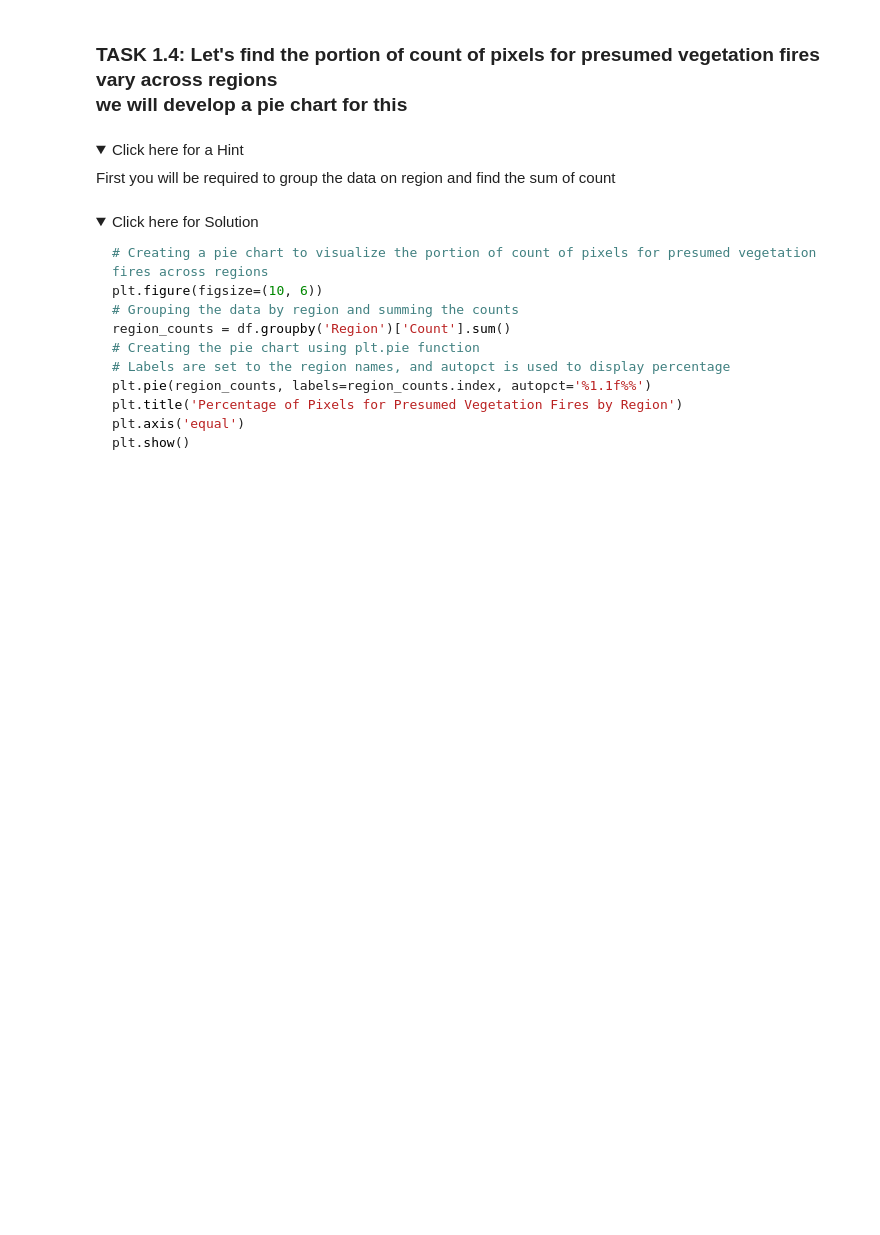
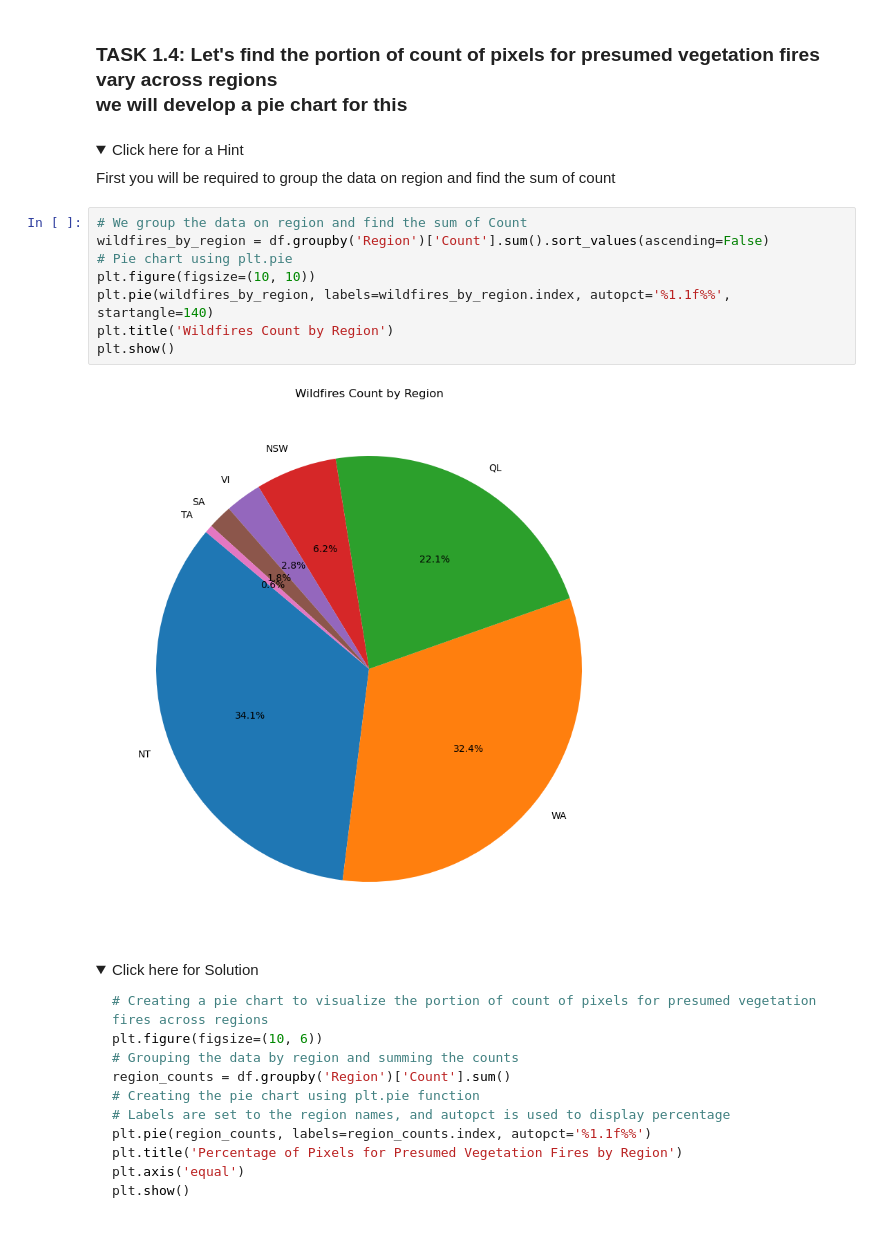
Before and after one commit to fps1001/Data-Visualization-with-Python, a Jupyter notebook: M4 - Dashboards/Practice_Assignment_Part1.jupyterlite.ipynb, the cells around one changed output. Drawn from its saved outputs; the diff is of its cells as text; folded sections open; blank space fills up the shorter version.

Commit message:
Completed first practice about wildfire in AUS

```diff
--- a/M4 - Dashboards/Practice_Assignment_Part1.jupyterlite.ipynb
+++ b/M4 - Dashboards/Practice_Assignment_Part1.jupyterlite.ipynb
@@ -315,6 +344,16 @@ plt.show()
     <summary>Click here for a Hint</summary>
 First you will  be required to group the data on region and find the sum of count
 </details>
+# %%
+# We group the data on region and find the sum of Count
+wildfires_by_region = df.groupby('Region')['Count'].sum().sort_values(ascending=False)
+# Pie chart using plt.pie
+plt.figure(figsize=(10, 10))
+plt.pie(wildfires_by_region, labels=wildfires_by_region.index, autopct='%1.1f%%', startangle=140)
+plt.title('Wildfires Count by Region')
+plt.show()
+# %% [output]
+[figure, added]
 # %% [markdown]
 <details>
     <summary>Click here for Solution</summary>
```
Also changed, not shown: parts of 10 cells of this notebook.
